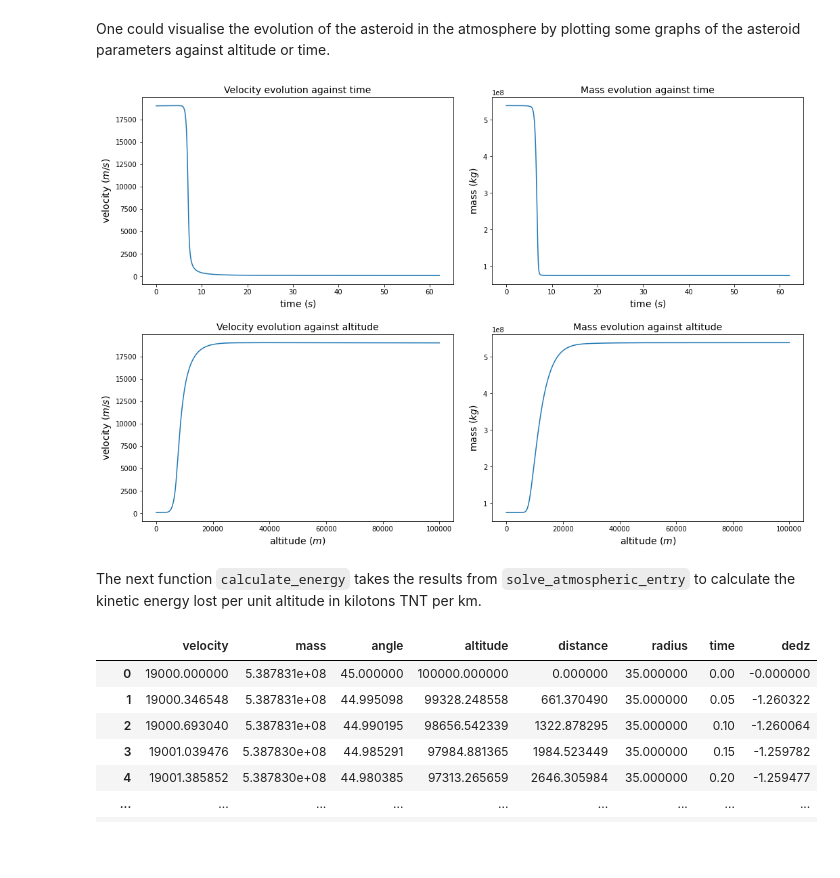
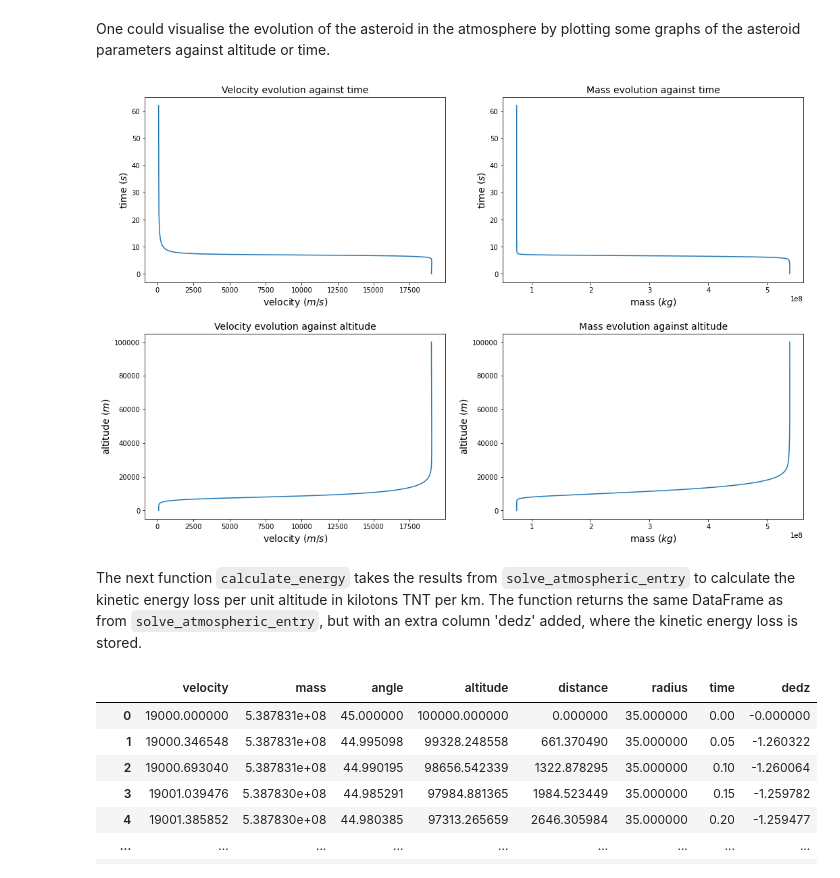
Before and after one commit to chunyang-w/armageddon, a Jupyter notebook: examples/solver_notebook.ipynb, the cells around one changed output. Drawn from its saved outputs; the diff is of its cells as text; code cells hidden in the pictures; blank space fills up the shorter version.

```diff
--- a/examples/solver_notebook.ipynb
+++ b/examples/solver_notebook.ipynb
@@ -157,33 +157,33 @@ One could visualise the evolution of the asteroid in the atmosphere by plotting
 # %%
 import matplotlib.pyplot as plt
 
 fig, ((ax1, ax2), (ax3, ax4)) = plt.subplots(2, 2, figsize=(15, 10))
 
-ax1.plot(result1['time'], result1['velocity'])
-ax1.set_xlabel('time $(s)$', fontsize=14)
-ax1.set_ylabel('velocity $(m/s)$', fontsize=14)
+ax1.plot(result1['velocity'], result1['time'])
+ax1.set_ylabel('time $(s)$', fontsize=14)
+ax1.set_xlabel('velocity $(m/s)$', fontsize=14)
 ax1.set_title('Velocity evolution against time', fontsize=14)
 
-ax2.plot(result1['time'], result1['mass'])
-ax2.set_xlabel('time $(s)$', fontsize=14)
-ax2.set_ylabel('mass $(kg)$', fontsize=14)
+ax2.plot(result1['mass'], result1['time'])
+ax2.set_ylabel('time $(s)$', fontsize=14)
+ax2.set_xlabel('mass $(kg)$', fontsize=14)
 ax2.set_title('Mass evolution against time', fontsize=14)
 
-ax3.plot(result1['altitude'], result1['velocity'])
-ax3.set_xlabel('altitude $(m)$', fontsize=14)
-ax3.set_ylabel('velocity $(m/s)$', fontsize=14)
+ax3.plot(result1['velocity'], result1['altitude'])
+ax3.set_ylabel('altitude $(m)$', fontsize=14)
+ax3.set_xlabel('velocity $(m/s)$', fontsize=14)
 ax3.set_title('Velocity evolution against altitude', fontsize=14)
 
-ax4.plot(result1['altitude'], result1['mass'])
-ax4.set_xlabel('altitude $(m)$', fontsize=14)
-ax4.set_ylabel('mass $(kg)$', fontsize=14)
+ax4.plot(result1['mass'], result1['altitude'])
+ax4.set_ylabel('altitude $(m)$', fontsize=14)
+ax4.set_xlabel('mass $(kg)$', fontsize=14)
 ax4.set_title('Mass evolution against altitude', fontsize=14)
 
 plt.tight_layout(pad = 2.0)
 # %% [output]
-[figure, old version]
+[figure, new version]
 # %% [markdown]
-The next function `calculate_energy` takes the results from `solve_atmospheric_entry` to calculate the kinetic energy lost per unit altitude in kilotons TNT per km.
+The next function `calculate_energy` takes the results from `solve_atmospheric_entry` to calculate the kinetic energy loss per unit altitude in kilotons TNT per km. The function returns the same DataFrame as from `solve_atmospheric_entry`, but with an extra column 'dedz' added, where the kinetic energy loss is stored.
 # %%
 result2 = earth.calculate_energy(result1)
 result2
```
Also changed, not shown: parts of 1 cell of this notebook.
